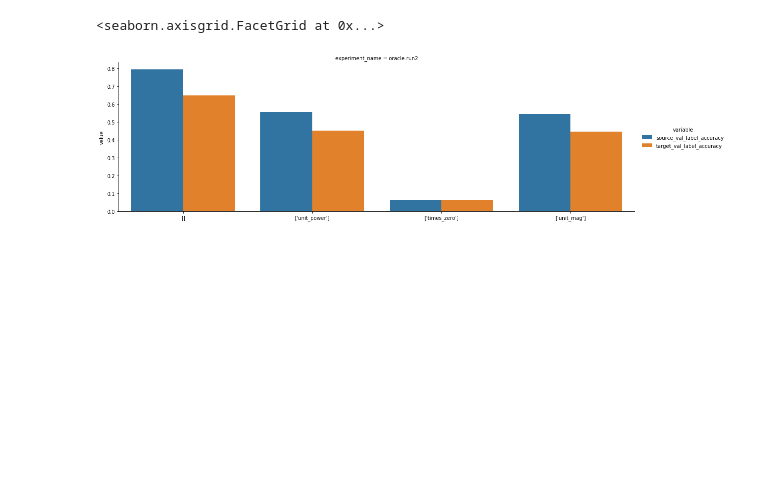
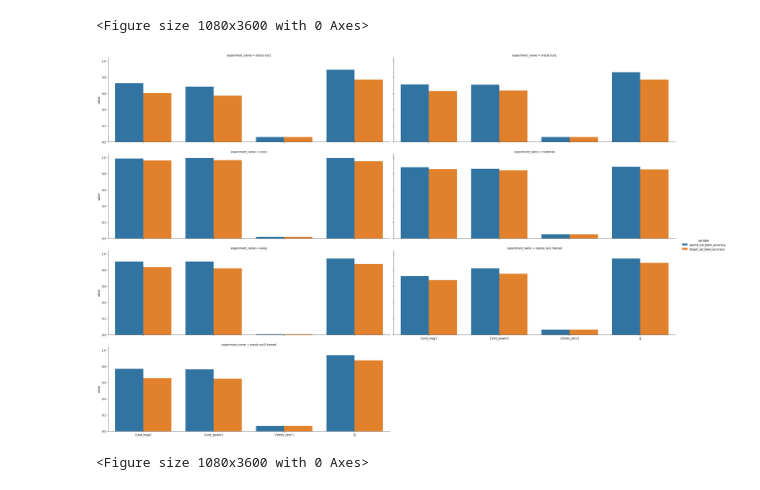
Before and after one commit to stevester94/csc500-notebooks, a Jupyter notebook: analysis/tuned_1/summary.ipynb, the cells around one changed output. Cells and saved outputs as stored; diff of their text form; code cells hidden in the pictures; blank space fills up the shorter version.

```diff
--- a/analysis/tuned_1/summary.ipynb
+++ b/analysis/tuned_1/summary.ipynb
@@ -16,17 +16,18 @@ from steves_utils.utils_v2 import (
 # %%
 experiments_to_get = [
     "oracle.run2",
-#     "oracle.run1",
-#     "cores",
-#     "metehan",
-#     "wisig",
-#     "oracle.run1.framed",
-#     "oracle.run2.framed",
+    "oracle.run1",
+    "cores",
+    "metehan",
+    "wisig",
+    "oracle.run1.framed",
+    "oracle.run2.framed",
 ]
 
 experiments = {}
 
 for experiment in experiments_to_get:
+    print(experiment)
     experiments[experiment] = get_experiments_from_path(
-        os.path.join(get_experiments_base_path(), "tmp", experiment)
+        os.path.join(get_experiments_base_path(), "tuned_1", experiment)
     )
@@ -79,7 +108,9 @@ m
 # %%
 fg = sb.catplot(x='x_transforms_source', col="experiment_name", y='value', hue='variable',
-                        data=m, kind='bar', height=5, aspect=3)
+                        data=m, kind='bar', height=5, aspect=3, col_wrap=2)
 fg.set_xlabels('')
+plt.figure(figsize=(15,50))
 # %% [output]
-<seaborn.axisgrid.FacetGrid at 0x...>
+<Figure size 1080x3600 with 0 Axes>
-[figure, old version]
+[figure, new version]
+<Figure size 1080x3600 with 0 Axes>
```
Also changed, not shown: parts of 3 cells of this notebook, 2 other files.
